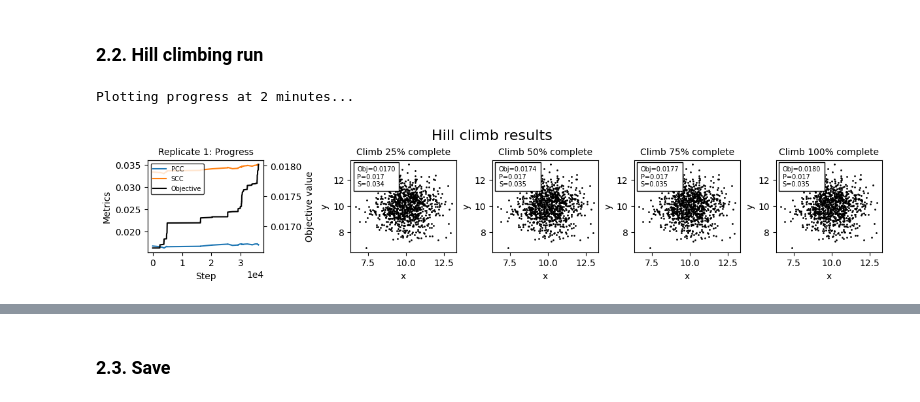
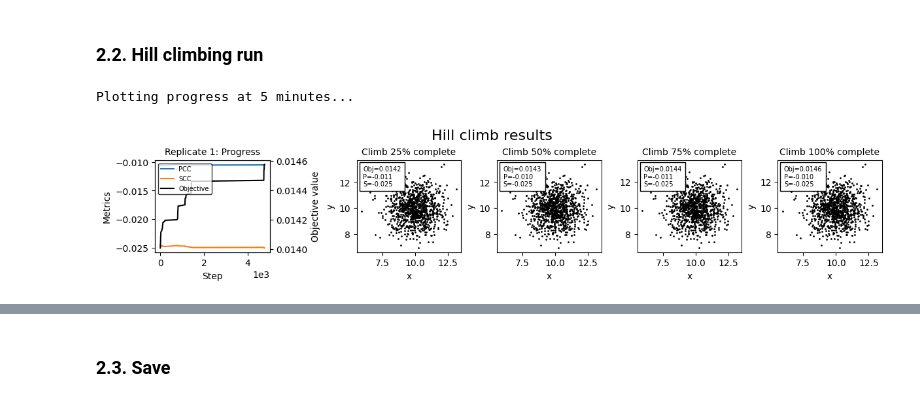
Before and after one commit to gperdrizet/hill_climber, a Jupyter notebook: notebooks/02-pearson_spearman.ipynb, the cells around one changed output, grey strips where cells are left out. Drawn from its saved outputs; the diff is of its cells as text; code cells hidden in the pictures.

```diff
--- a/notebooks/02-pearson_spearman.ipynb
+++ b/notebooks/02-pearson_spearman.ipynb
@@ -26,14 +26,14 @@ n = 1000
 # Run duration in minutes
 run_time = 5
 
-# Number of replicate climbs for each objective function
-replicates = 1
+# Replica exchange parameters
+n_replicas = 4
+temperature = 100  # T_min (coldest replica)
+T_max = 1000  # T_max (hottest replica)
 
 # Hill climb parameters
 step_spread = 0.001
 perturb_fraction = 0.01
-temperature = 100
-initial_noise = 0.5
 cooling_rate = 1e-5
 # %% [markdown]
 ### 1.3. Input distributions
@@ -89,23 +89,25 @@ def objective_spearman_large_pearson_small(x, y):
 # %% [markdown]
 ### 2.2. Hill climbing run
 # %%
-# Create HillClimber instance
+# Create HillClimber instance with replica exchange
 climber = HillClimber(
     data=data,
     objective_func=objective_spearman_large_pearson_small,
     max_time=run_time,
     step_spread=step_spread,
     perturb_fraction=perturb_fraction,
     temperature=temperature,
+    T_max=T_max,
+    n_replicas=n_replicas,
     cooling_rate=cooling_rate,
     mode='maximize',
     plot_progress=1
 )
 
 # Run optimization
-results = climber.climb()
+best_data, history_df = climber.climb()
 # %% [output]
-Plotting progress at 2 minutes...
+Plotting progress at 5 minutes...
-[figure, old version]
+[figure, new version]
 # %%
 climber.plot_results(
```
Also changed, not shown: parts of 2 cells of this notebook, 5 other files.
